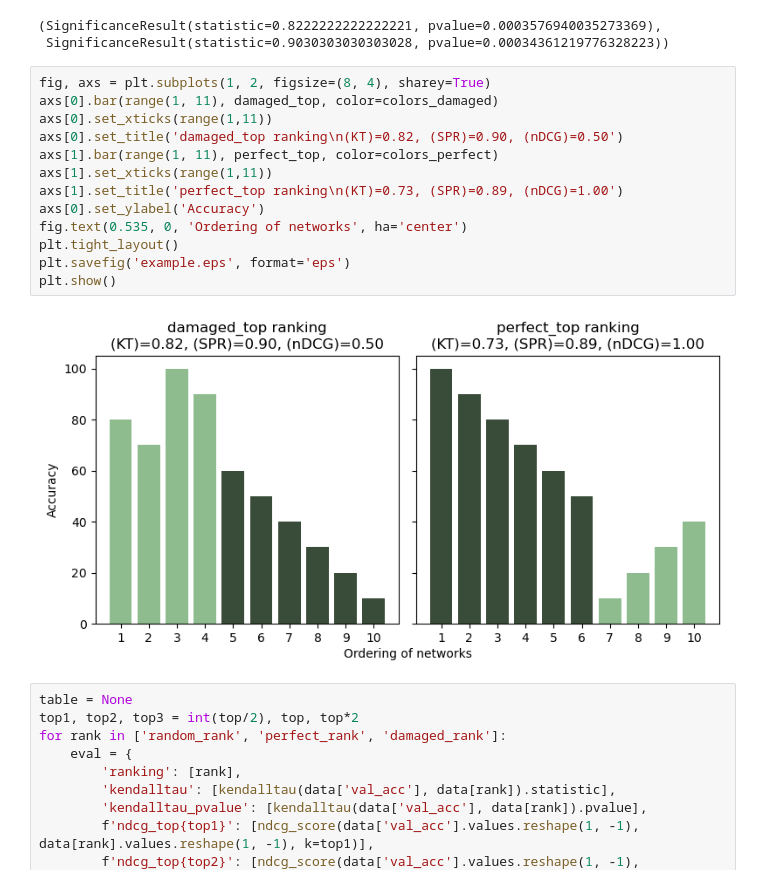
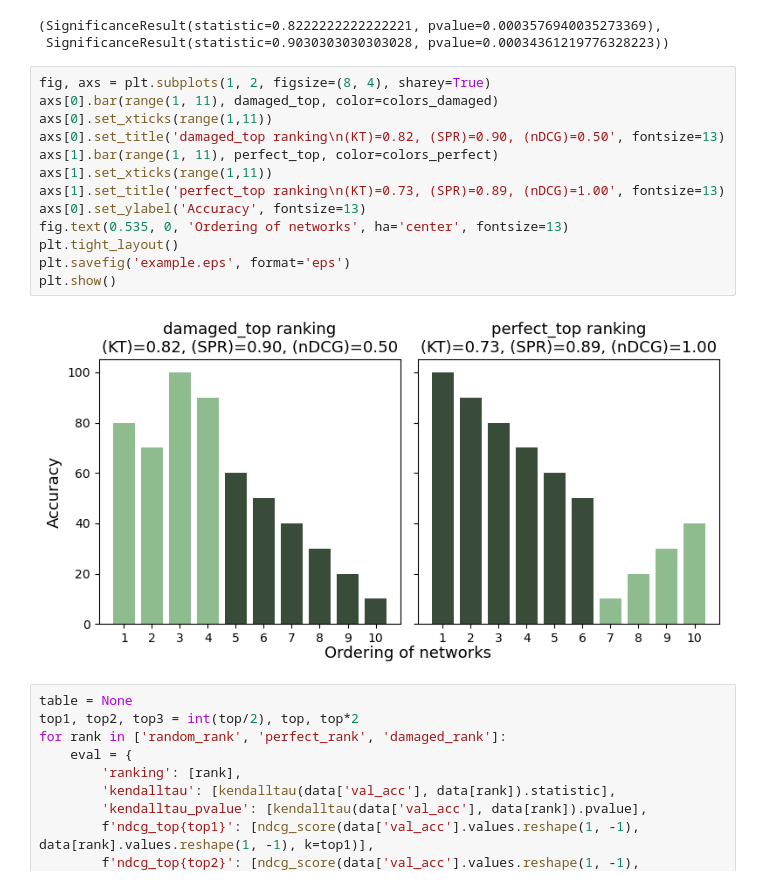
Before and after one commit to ondratybl/VKDNW, a Jupyter notebook: NB201/paper_preparation.ipynb, the cells around one changed output. Cells and saved outputs as stored; diff of their text form.

```diff
--- a/NB201/paper_preparation.ipynb
+++ b/NB201/paper_preparation.ipynb
@@ -24,18 +26,18 @@ kendalltau([10, 9, 8, 7, 6, 5, 4, 3, 2, 1], damaged_top), spearmanr([10, 9, 8, 7
 # %%
 fig, axs = plt.subplots(1, 2, figsize=(8, 4), sharey=True)
 axs[0].bar(range(1, 11), damaged_top, color=colors_damaged)
 axs[0].set_xticks(range(1,11))
-axs[0].set_title('damaged_top ranking\n(KT)=0.82, (SPR)=0.90, (nDCG)=0.50')
+axs[0].set_title('damaged_top ranking\n(KT)=0.82, (SPR)=0.90, (nDCG)=0.50', fontsize=13)
 axs[1].bar(range(1, 11), perfect_top, color=colors_perfect)
 axs[1].set_xticks(range(1,11))
-axs[1].set_title('perfect_top ranking\n(KT)=0.73, (SPR)=0.89, (nDCG)=1.00')
-axs[0].set_ylabel('Accuracy')
-fig.text(0.535, 0, 'Ordering of networks', ha='center')
+axs[1].set_title('perfect_top ranking\n(KT)=0.73, (SPR)=0.89, (nDCG)=1.00', fontsize=13)
+axs[0].set_ylabel('Accuracy', fontsize=13)
+fig.text(0.535, 0, 'Ordering of networks', ha='center', fontsize=13)
 plt.tight_layout()
 plt.savefig('example.eps', format='eps')
 plt.show()
 # %% [output]
-[figure, old version]
+[figure, new version]
 # %%
 table = None
 top1, top2, top3 = int(top/2), top, top*2
```
Also changed, not shown: parts of 19 cells of this notebook, 4 other files.
